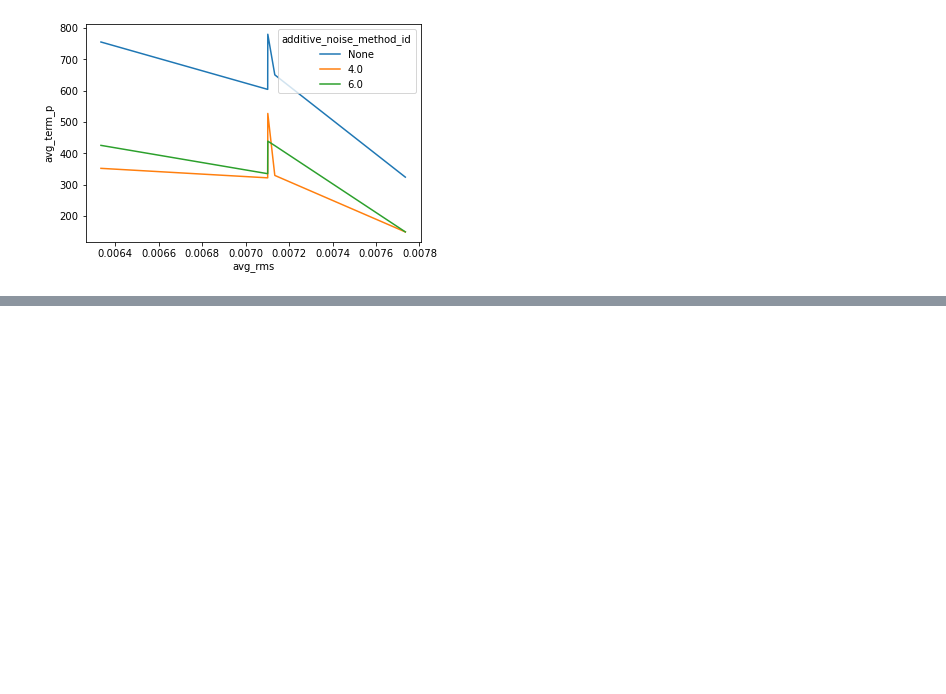
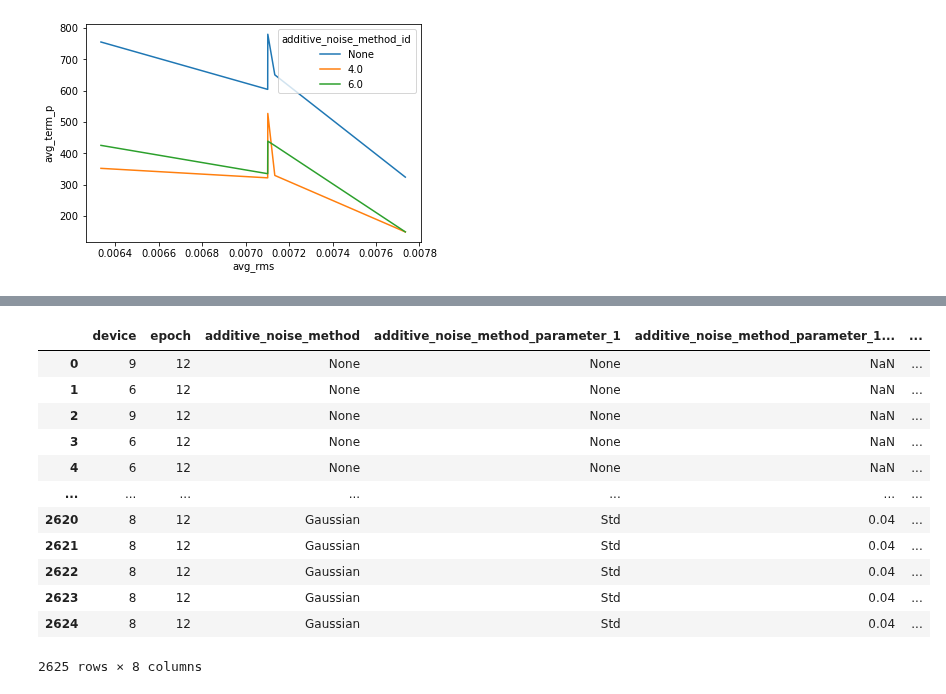
Before and after one commit to axelzedigh/MasterThesisResults, a Jupyter notebook: notebooks/Database_interactions.ipynb, the cells around one changed output, grey strips where cells are left out. Cells and saved outputs as stored; diff of their text form; code cells hidden in the pictures; blank space fills up the shorter version.

```diff
--- a/notebooks/Database_interactions.ipynb
+++ b/notebooks/Database_interactions.ipynb
@@ -74,0 +142,46 @@ sns.lineplot(data["avg_rms"], data["avg_term_p"], hue=data["additive_noise_metho
+# %%
+query = """
+    select
+        device,
+        epoch,
+        additive_noise_method,
+        additive_noise_method_parameter_1,
+        additive_noise_method_parameter_1_value,
+        additive_noise_method_parameter_2,
+        additive_noise_method_parameter_2_value,
+        termination_point
+    from
+        full_rank_test
+    where
+        trace_process_id = 12
+        AND training_dataset = 'Wang_2021 - Cable, 5 devices, 500k traces'
+        AND environment = 'office_corridor'
+        AND test_dataset = 'Wang_2021'
+        AND epoch = 12
+        AND distance = 15
+        AND denoising_method IS NULL
+        AND (
+            additive_noise_method_parameter_1_value = 0.04
+            OR additive_noise_method_parameter_1_value IS NULL
+            OR additive_noise_method_parameter_1_value = 25
+            OR additive_noise_method_parameter_1_value = 0.0138
+        )
+    order by
+        additive_noise_method;
+"""
+data = pd.read_sql_query(query, con)
+data
+# %% [output]
+|  | device | epoch | additive_noise_method | additive_noise_method_parameter_1 | additive_noise_method_parameter_1... | ... |
+| 0 | 9 | 12 | None | None | NaN | ... |
+| 1 | 6 | 12 | None | None | NaN | ... |
+| 2 | 9 | 12 | None | None | NaN | ... |
+| 3 | 6 | 12 | None | None | NaN | ... |
+| 4 | 6 | 12 | None | None | NaN | ... |
+| ... | ... | ... | ... | ... | ... | ... |
+| 2620 | 8 | 12 | Gaussian | Std | 0.04 | ... |
+| 2621 | 8 | 12 | Gaussian | Std | 0.04 | ... |
+| 2622 | 8 | 12 | Gaussian | Std | 0.04 | ... |
+| 2623 | 8 | 12 | Gaussian | Std | 0.04 | ... |
+| 2624 | 8 | 12 | Gaussian | Std | 0.04 | ... |
+2625 rows × 8 columns
```
Also changed, not shown: parts of 3 cells of this notebook, 7 other files.
